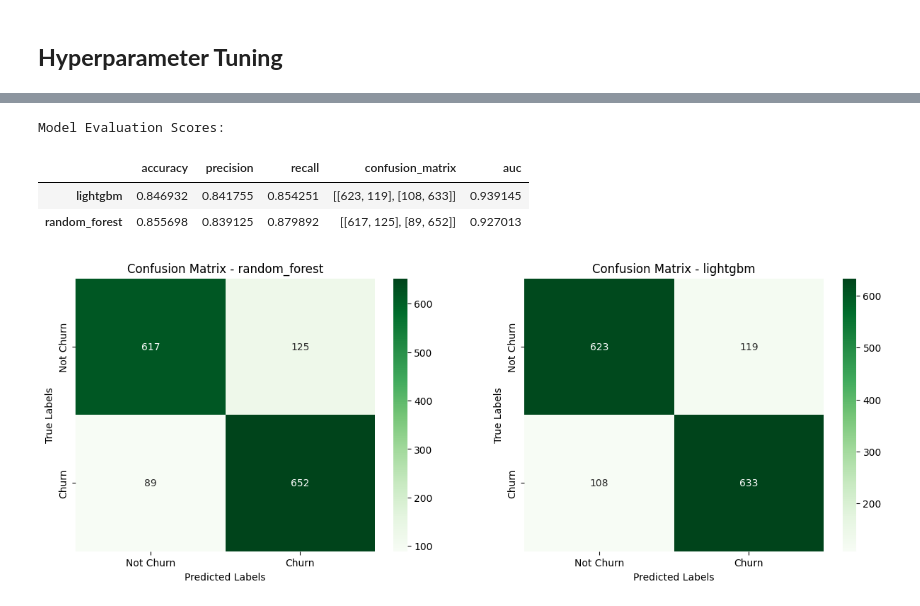
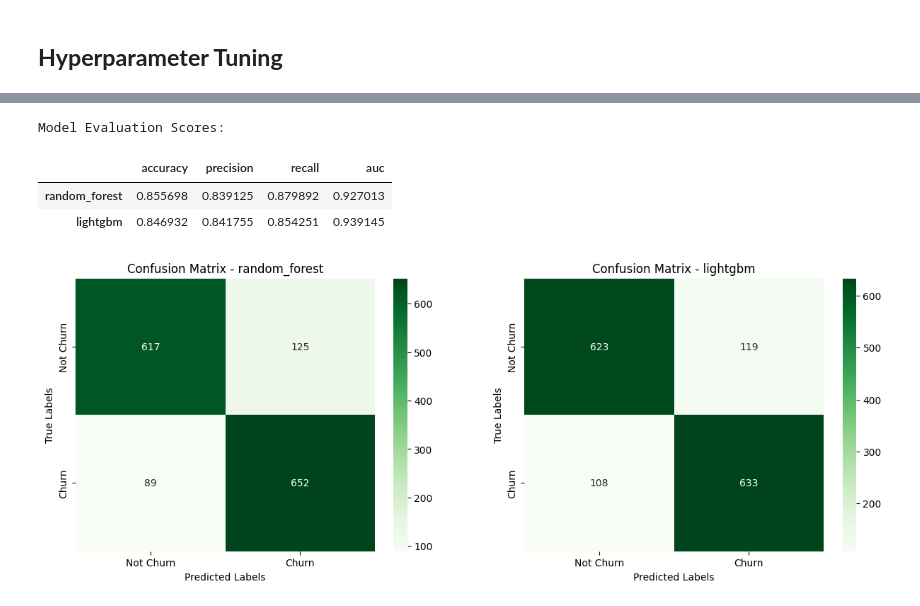
Before and after one commit to elishastanley/Churn-Prediction-Enhancing-Retention-with-Machine-Learning, a Jupyter notebook: Notebooks/main.ipynb, the cells around one changed output, grey strips where cells are left out. Saved outputs shown, nothing was run; the diff lists cells and outputs as text; code cells hidden in the pictures.

```diff
--- a/Notebooks/main.ipynb
+++ b/Notebooks/main.ipynb
@@ -754,7 +699,7 @@ models = {
     'knn': KNeighborsClassifier(),
     'gradient_boosting': GradientBoostingClassifier(random_state=42),
     'xgboost': XGBClassifier(random_state=42, use_label_encoder=False, eval_metric="logloss"),
-    'lightgbm': lgb.LGBMClassifier(random_state=42),
+    'lightgbm': lgb.LGBMClassifier(random_state=42, verbose=-1),
     'catboost': cb.CatBoostClassifier(random_state=42, verbose=0),
     'mlp': MLPClassifier(random_state=42, max_iter=1000),
     'adaboost': AdaBoostClassifier(random_state=42)
@@ -886,7 +811,7 @@ plt.show()
 # %%
 best_models = {
     'random_forest': RandomForestClassifier(random_state=42),
-    'lightgbm': lgb.LGBMClassifier(random_state=42, objective='binary'),
+    'lightgbm': lgb.LGBMClassifier(random_state=42, objective='binary', verbose=-1),
 }
 
 # Defining the tuned parameter grid for each model
@@ -936,37 +843,38 @@ And if memory is not enough, you can set `force_col_wise=true`.
 # Initializing a dictionary to hold tuned evaluation metrics
 tuned_evaluation_results = {}
 
 # Evaluating each model on the validation set
 for best_model_name, tuned_grid_search in tuned_grid_searches.items():
     y_pred = tuned_grid_search.predict(X_val)
     y_pred_proba = tuned_grid_search.predict_proba(X_val)[:, 1] if hasattr(
         tuned_grid_search.best_estimator_, "predict_proba") else None
 
     tuned_accuracy = accuracy_score(y_val, y_pred)
     tuned_precision = precision_score(y_val, y_pred, average='binary')
     tuned_recall = recall_score(y_val, y_pred, average='binary')
     tuned_conf_matrix = confusion_matrix(y_val, y_pred)
     tuned_auc = roc_auc_score(
         y_val, y_pred_proba) if y_pred_proba is not None else None
 
     tuned_evaluation_results[best_model_name] = {
         'accuracy': tuned_accuracy,
         'precision': tuned_precision,
         'recall': tuned_recall,
         'confusion_matrix': tuned_conf_matrix,
         'auc': tuned_auc
     }
 
 tuned_df_scores = pd.DataFrame(tuned_evaluation_results).transpose()
-tuned_df_scores_sorted = tuned_df_scores.sort_values(by="auc", ascending=False)
+tuned_df_scores_sorted = tuned_df_scores.sort_values(by="accuracy", ascending=False)
+tuned_df_scores_sorted = tuned_df_scores_sorted.drop(columns=['confusion_matrix'])
 
 print("Model Evaluation Scores:")
 tuned_df_scores_sorted
 # %% [output]
 Model Evaluation Scores:
-|  | accuracy | precision | recall | confusion_matrix | auc |
-| lightgbm | 0.846932 | 0.841755 | 0.854251 | [[623, 119], [108, 633]] | 0.939145 |
-| random_forest | 0.855698 | 0.839125 | 0.879892 | [[617, 125], [89, 652]] | 0.927013 |
+|  | accuracy | precision | recall | auc |
+| random_forest | 0.855698 | 0.839125 | 0.879892 | 0.927013 |
+| lightgbm | 0.846932 | 0.841755 | 0.854251 | 0.939145 |
 # %%
 def plot_confusion_matrices(tuned_df_scores, figsize=(15, 5), ncols=2):
     nrows = int(np.ceil(len(tuned_df_scores) / ncols))
```
Also changed, not shown: parts of 16 cells of this notebook, 6 other files.
